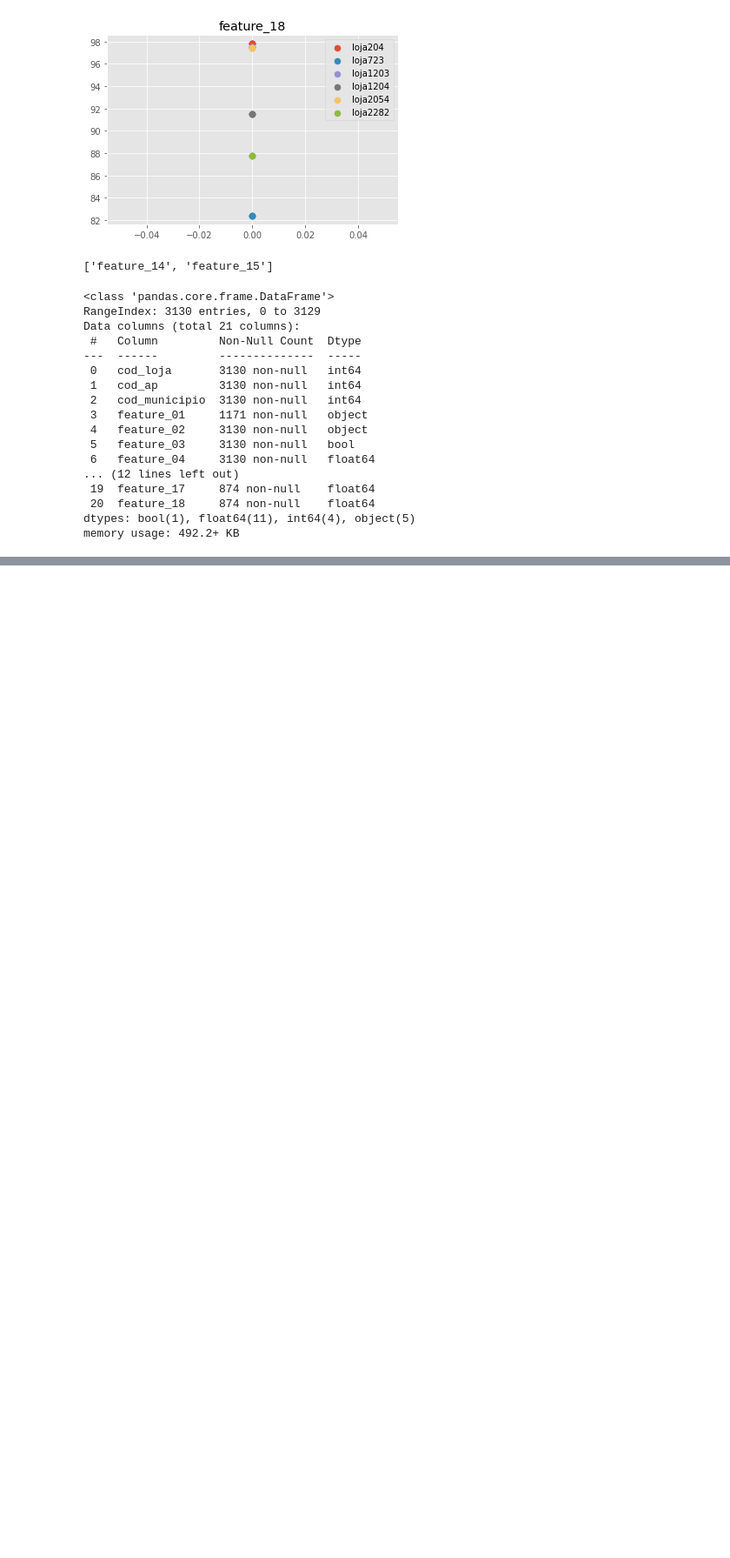
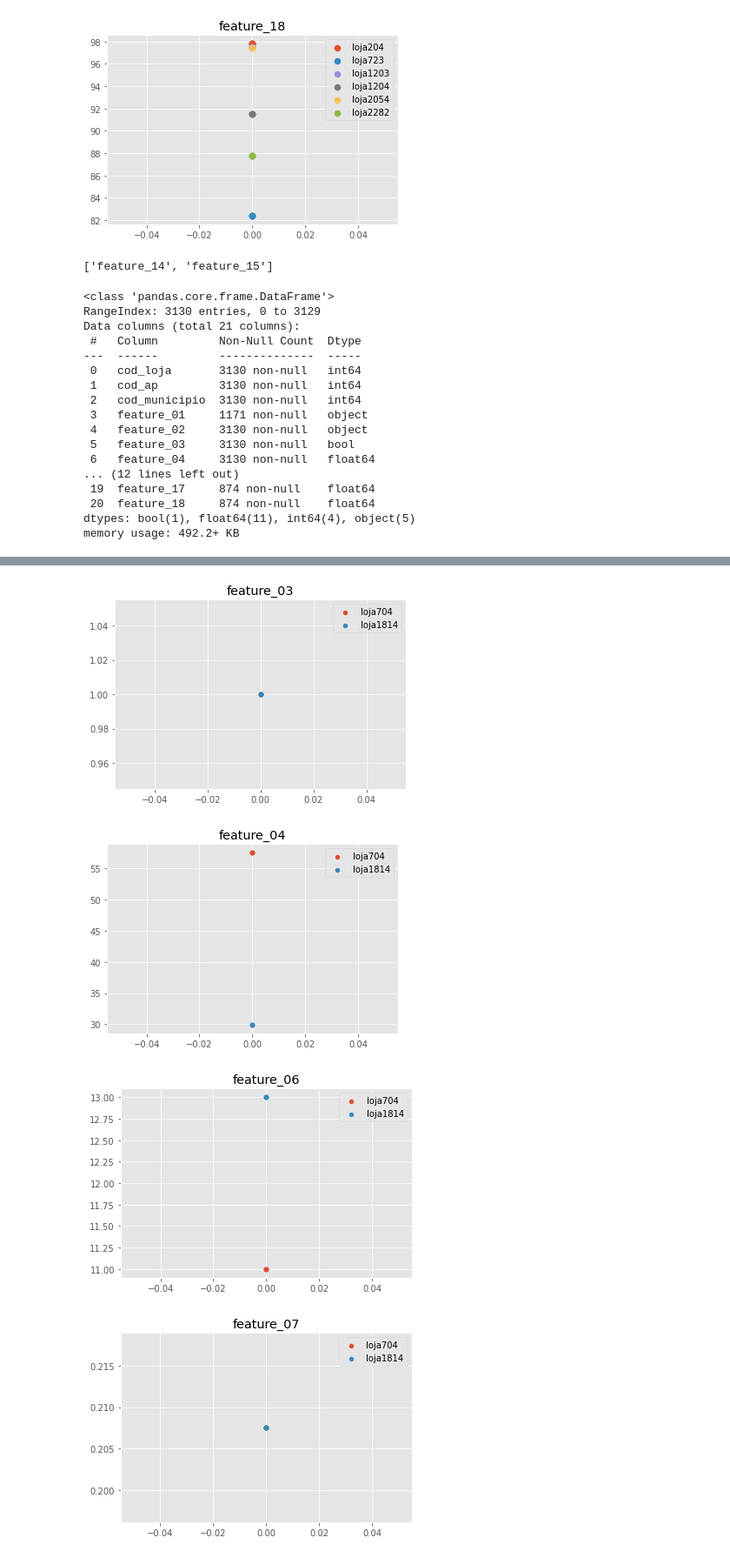
Before and after one commit to BeeData-USP/usp-vs-ufmg, a Jupyter notebook: ikeda/eda_expansao.ipynb, the cells around one changed output, grey strips where cells are left out. Shown at 87% size. Cells and saved outputs as stored; diff of their text form; code cells hidden in the pictures; blank space fills up the shorter version.

```diff
--- a/ikeda/eda_expansao.ipynb
+++ b/ikeda/eda_expansao.ipynb
@@ -142,0 +192,14 @@ memory usage: 492.2+ KB
+# %%
+lojas_feats = mensal.groupby(['cod_loja'] + feats, as_index=False).sum()[['cod_loja'] + feats]
+for feat in feats:
+    for cod in mensal.cod_loja.unique()[:]:
+        loj_mensal = mensal[mensal.cod_loja == cod]
+        plt.scatter([0,0,0,0,0], loj_mensal[feat][:5], label='loja' + str(cod), marker=".", s=100, vmin=-1, vmax=1)
+        plt.legend()
+    plt.title(feat)
+    plt.show()
+# %% [output]
+[figure, added]
+[figure, added]
+[figure, added]
+[figure, added]
```
Also changed, not shown: parts of 15 cells of this notebook, 1 other file.
